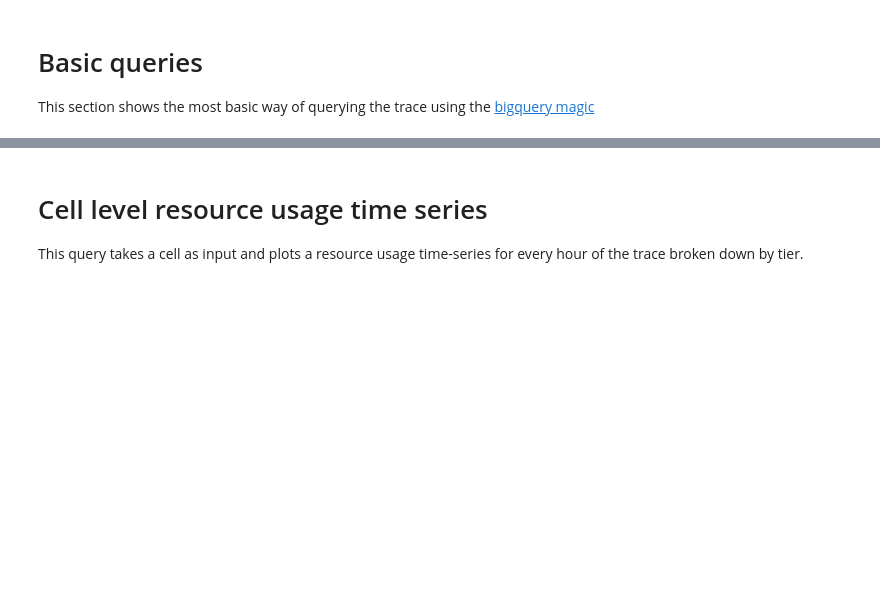
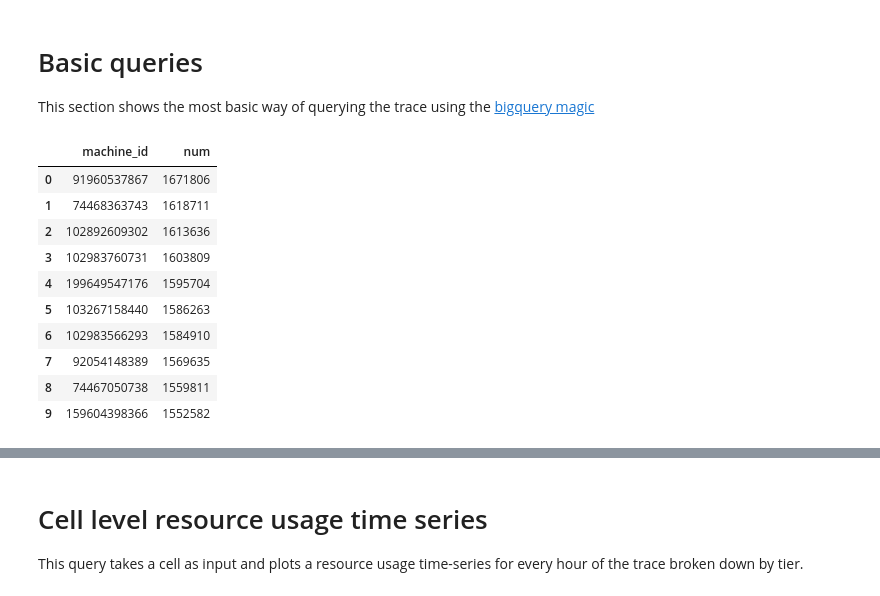
Before and after one commit to jessieou/google-cluster, a Jupyter notebook: clusterdata_analysis_colab.ipynb, the cells around one changed output, grey strips where cells are left out. Cells and saved outputs as stored; diff of their text form; code cells hidden in the pictures; blank space fills up the shorter version.

```diff
--- a/clusterdata_analysis_colab.ipynb
+++ b/clusterdata_analysis_colab.ipynb
@@ -34,3 +34,22 @@ Authenticated
 # Basic queries
 
 This section shows the most basic way of querying the trace using the [bigquery magic](https://googleapis.dev/python/bigquery/latest/magics.html)
+# %%
+%%bigquery
+SELECT machine_id, COUNT(*) as num
+FROM `google.com:google-cluster-data`.clusterdata_2019_a.instance_usage
+GROUP BY machine_id
+ORDER BY num DESC
+LIMIT 10
+# %% [output]
+|  | machine_id | num |
+| 0 | 91960537867 | 1671806 |
+| 1 | 74468363743 | 1618711 |
+| 2 | 102892609302 | 1613636 |
+| 3 | 102983760731 | 1603809 |
+| 4 | 199649547176 | 1595704 |
+| 5 | 103267158440 | 1586263 |
+| 6 | 102983566293 | 1584910 |
+| 7 | 92054148389 | 1569635 |
+| 8 | 74467050738 | 1559811 |
+| 9 | 159604398366 | 1552582 |
```
Also changed, not shown: parts of 2 cells of this notebook.
